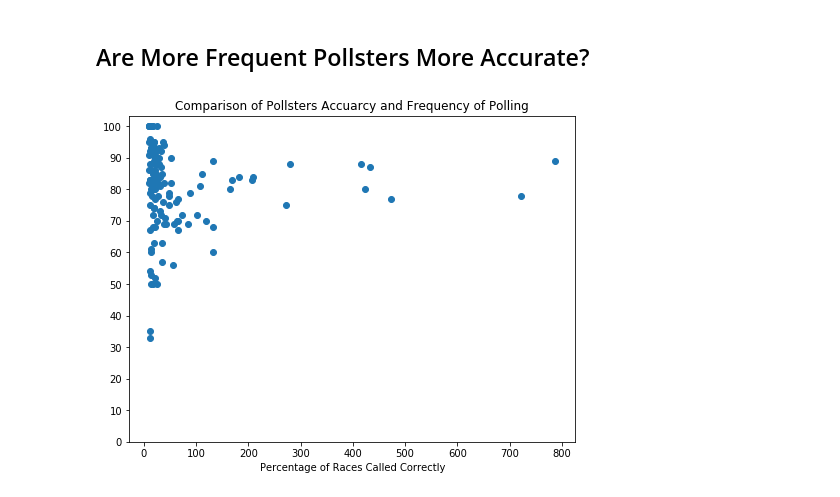
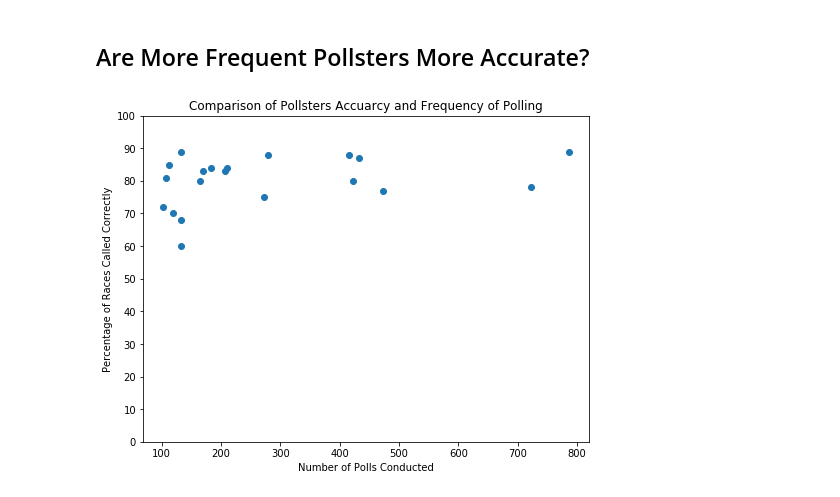
Before and after one commit to machinglearnin/data, a Jupyter notebook: pollster-ratings/Visualization.ipynb, the cells around one changed output. Cells and saved outputs as stored; diff of their text form; code cells hidden in the pictures.

```diff
--- a/pollster-ratings/Visualization.ipynb
+++ b/pollster-ratings/Visualization.ipynb
@@ -49,13 +49,15 @@ plt.show()
 # %% [markdown]
 ## Are More Frequent Pollsters More Accurate?
 # %%
-pollster_above_10 = pollster_rating[pollster_rating['# of Polls'] > 10]
+pollster_above_10 = pollster_rating[pollster_rating['# of Polls'] > 100]
 plt.figure(figsize = (8,6))
-plt.scatter(pollster_above_10['# of Polls'], pollster_above_10['Races Called Correctly'].str.rstrip('%').astype(int))
+x_list = pollster_above_10['# of Polls']
+y_list = pollster_above_10['Races Called Correctly'].str.rstrip('%').astype(int)
+plt.scatter(x_list, y_list)
 plt.yticks(np.arange(0, 110, 10))
 plt.title("Comparison of Pollsters Accuarcy and Frequency of Polling")
 plt.xlabel("Number of Polls Conducted")
-plt.label("Percentage of Races Called Correctly")
+plt.ylabel("Percentage of Races Called Correctly")
 plt.show()
 # %% [output]
-[figure, old version]
+[figure, new version]
```
Also changed, not shown: parts of 1 cell of this notebook.
